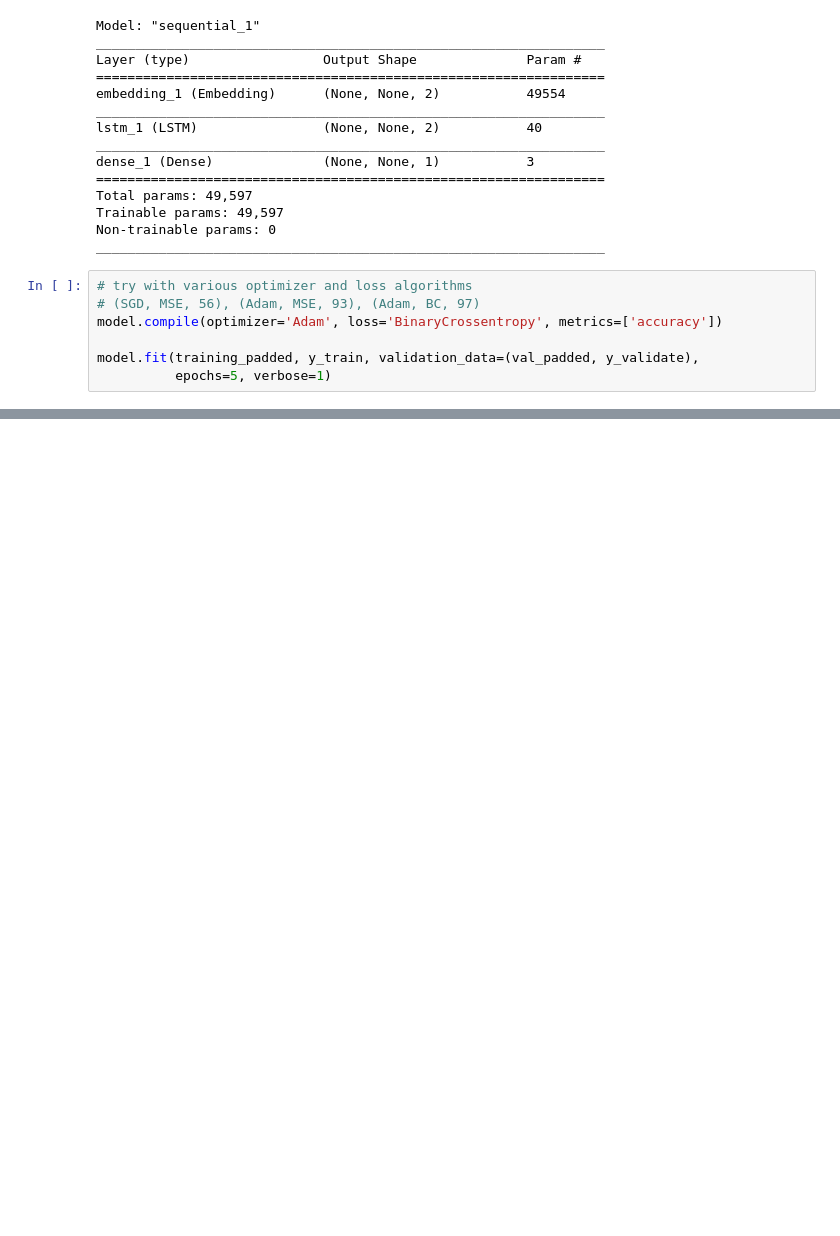
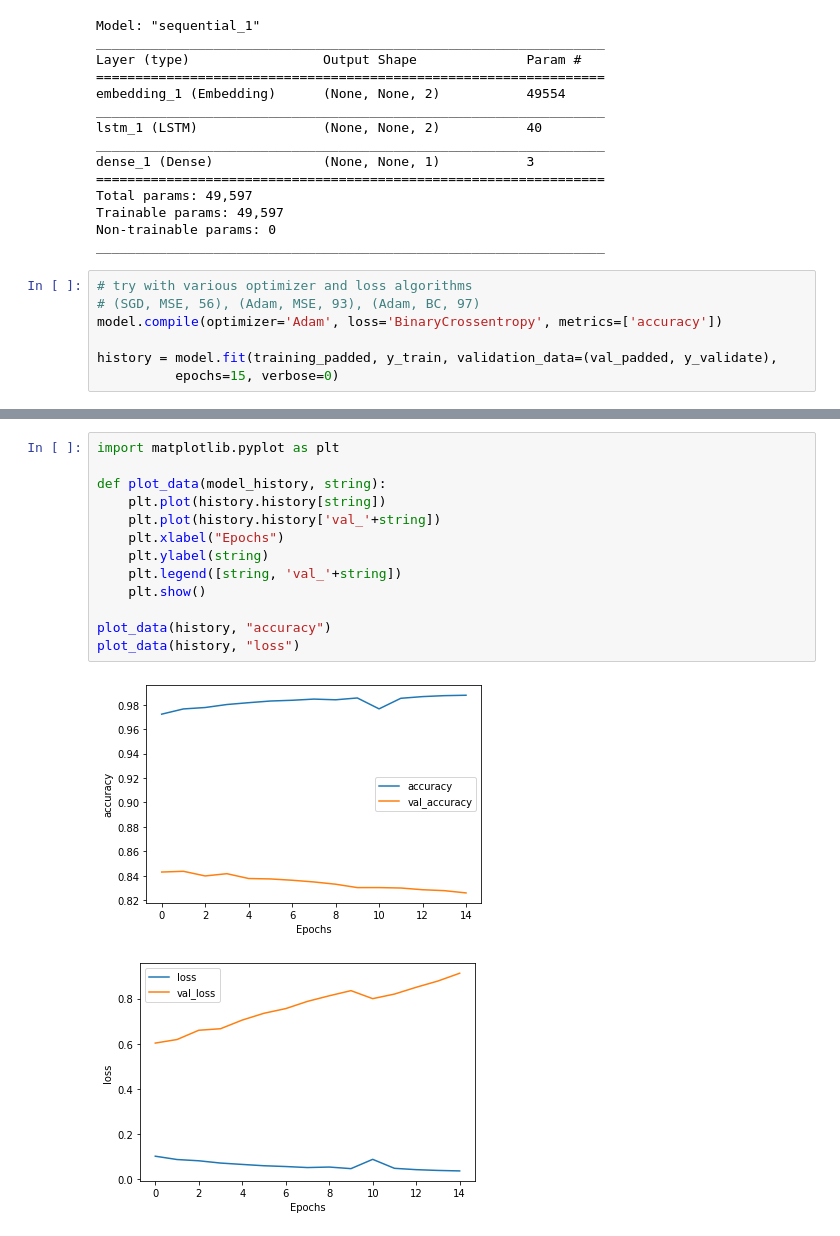
Before and after one commit to AnusreeChittineni/SureStart, a Jupyter notebook: Sarcasm_detection.ipynb, the cells around one changed output, grey strips where cells are left out. Saved outputs shown, nothing was run; the diff lists cells and outputs as text; blank space fills up the shorter version.

```diff
--- a/Sarcasm_detection.ipynb
+++ b/Sarcasm_detection.ipynb
@@ -100,6 +100,6 @@ _________________________________________________________________
 # (SGD, MSE, 56), (Adam, MSE, 93), (Adam, BC, 97)
 model.compile(optimizer='Adam', loss='BinaryCrossentropy', metrics=['accuracy'])
 
-model.fit(training_padded, y_train, validation_data=(val_padded, y_validate),
-          epochs=5, verbose=1)
+history = model.fit(training_padded, y_train, validation_data=(val_padded, y_validate),
+          epochs=15, verbose=0)
 # %% [output]
@@ -128,0 +135,16 @@ ValueError: ignored
+# %%
+import matplotlib.pyplot as plt
+
+def plot_data(model_history, string):
+    plt.plot(history.history[string])
+    plt.plot(history.history['val_'+string])
+    plt.xlabel("Epochs")
+    plt.ylabel(string)
+    plt.legend([string, 'val_'+string])
+    plt.show()
+
+plot_data(history, "accuracy")
+plot_data(history, "loss")
+# %% [output]
+[figure, added]
+[figure, added]
```
Also changed, not shown: parts of 2 cells of this notebook.
